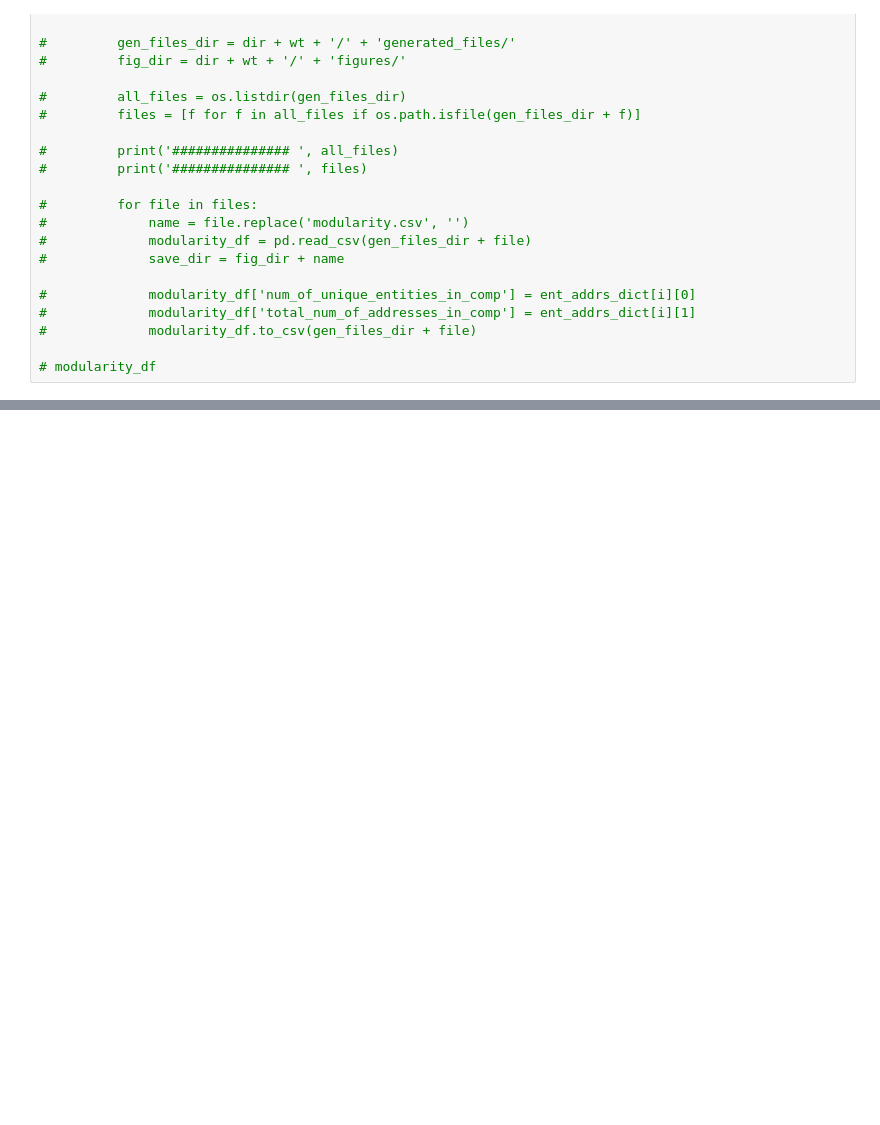
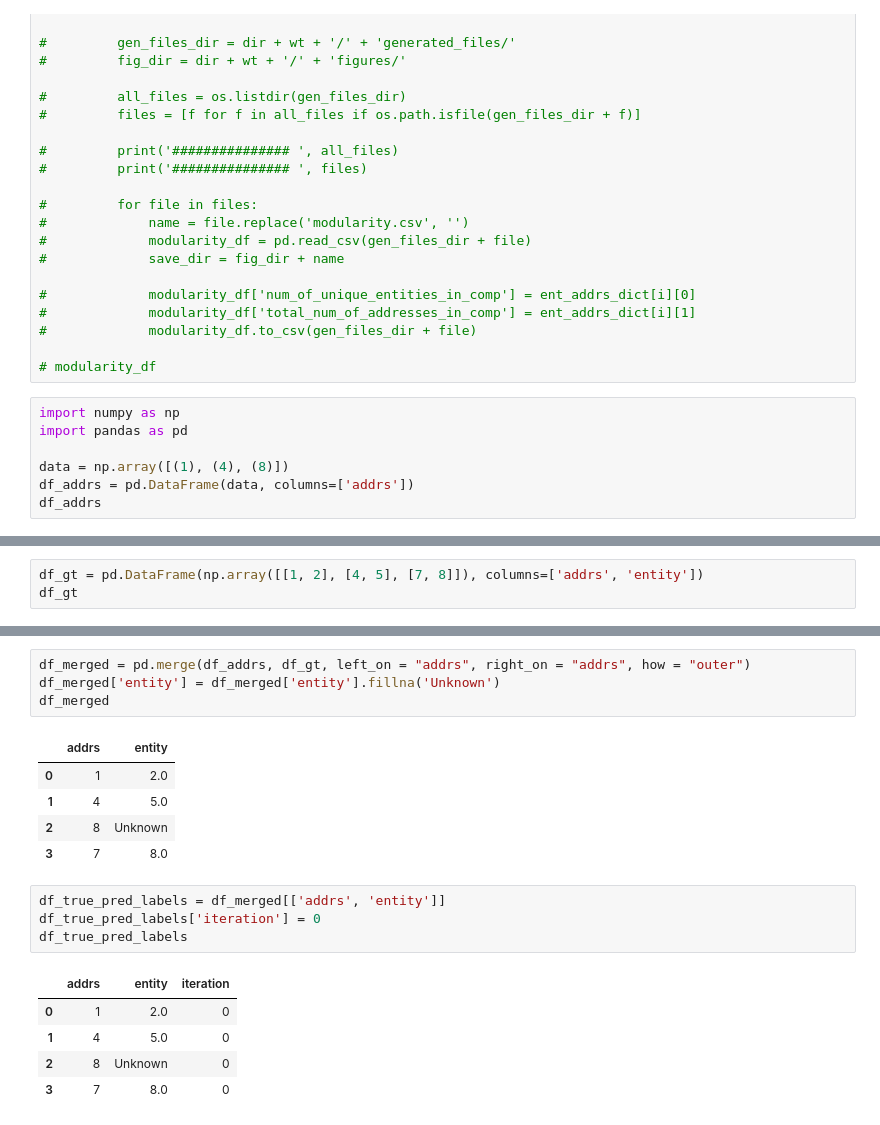
Before and after one commit to NidhiAgrawal27/Masters_Project, a Jupyter notebook: girvan_newmann_heuristic/src/utilities/plot.ipynb, the cells around one changed output, grey strips where cells are left out. Saved outputs shown, nothing was run; the diff lists cells and outputs as text; blank space fills up the shorter version.

```diff
--- a/girvan_newmann_heuristic/src/utilities/plot.ipynb
+++ b/girvan_newmann_heuristic/src/utilities/plot.ipynb
@@ -156,3 +156,10 @@ for i in range(9):
 #             modularity_df.to_csv(gen_files_dir + file)
 
 # modularity_df
+# %%
+import numpy as np
+import pandas as pd
+
+data = np.array([(1), (4), (8)])
+df_addrs = pd.DataFrame(data, columns=['addrs'])
+df_addrs
@@ -158,0 +171,3 @@ for i in range(9):
+# %%
+df_gt = pd.DataFrame(np.array([[1, 2], [4, 5], [7, 8]]), columns=['addrs', 'entity'])
+df_gt
@@ -158,0 +188,20 @@ for i in range(9):
+# %%
+df_merged = pd.merge(df_addrs, df_gt, left_on = "addrs", right_on = "addrs", how = "outer")
+df_merged['entity'] = df_merged['entity'].fillna('Unknown')
+df_merged
+# %% [output]
+|  | addrs | entity |
+| 0 | 1 | 2.0 |
+| 1 | 4 | 5.0 |
+| 2 | 8 | Unknown |
+| 3 | 7 | 8.0 |
+# %%
+df_true_pred_labels = df_merged[['addrs', 'entity']]
+df_true_pred_labels['iteration'] = 0
+df_true_pred_labels
+# %% [output]
+|  | addrs | entity | iteration |
+| 0 | 1 | 2.0 | 0 |
+| 1 | 4 | 5.0 | 0 |
+| 2 | 8 | Unknown | 0 |
+| 3 | 7 | 8.0 | 0 |
```
Also changed, not shown: parts of 7 cells of this notebook, 3 other files.
